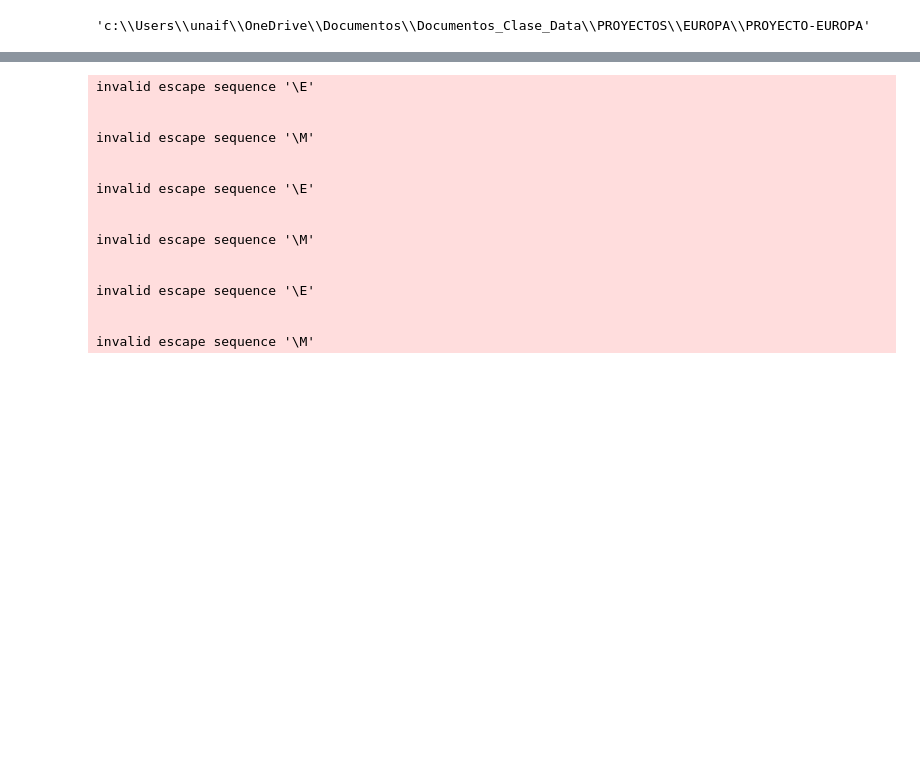
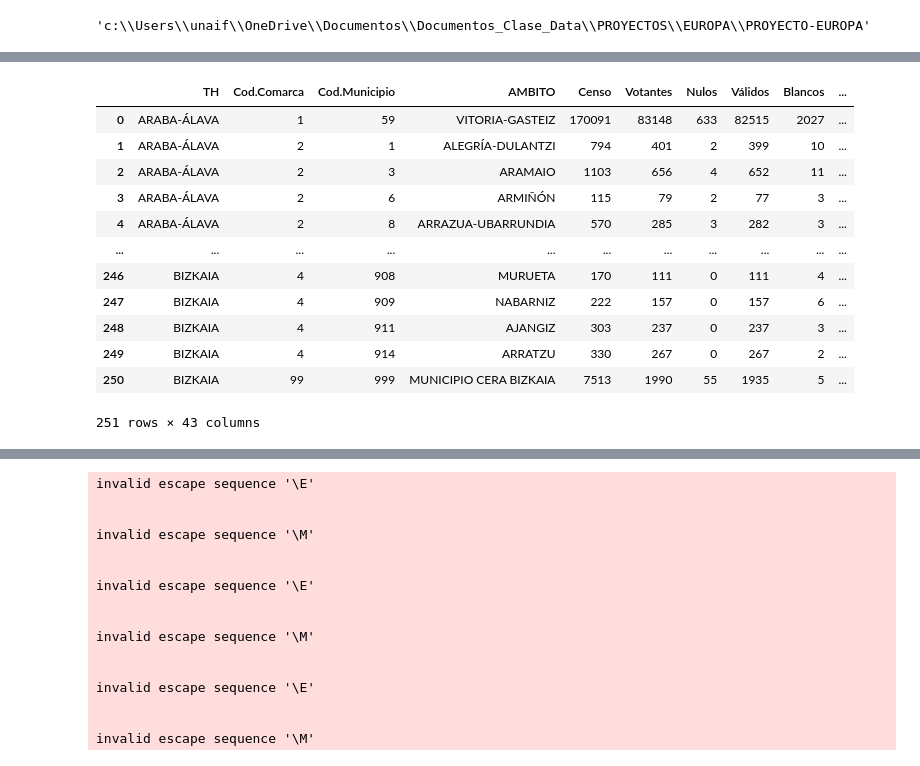
Before and after one commit to UnaiFam/PROYECTO-EUROPA, a Jupyter notebook: pruebas de csv.ipynb, the cells around one changed output, grey strips where cells are left out. Drawn from its saved outputs; the diff is of its cells as text; code cells hidden in the pictures; blank space fills up the shorter version.

```diff
--- a/pruebas de csv.ipynb
+++ b/pruebas de csv.ipynb
@@ -70,0 +127,16 @@ print(hola4)
+# %%
+df1994
+# %% [output]
+|  | TH | Cod.Comarca | Cod.Municipio | AMBITO | Censo | Votantes | Nulos | Válidos | Blancos | ... |
+| 0 | ARABA-ÁLAVA | 1 | 59 | VITORIA-GASTEIZ | 170091 | 83148 | 633 | 82515 | 2027 | ... |
+| 1 | ARABA-ÁLAVA | 2 | 1 | ALEGRÍA-DULANTZI | 794 | 401 | 2 | 399 | 10 | ... |
+| 2 | ARABA-ÁLAVA | 2 | 3 | ARAMAIO | 1103 | 656 | 4 | 652 | 11 | ... |
+| 3 | ARABA-ÁLAVA | 2 | 6 | ARMIÑÓN | 115 | 79 | 2 | 77 | 3 | ... |
+| 4 | ARABA-ÁLAVA | 2 | 8 | ARRAZUA-UBARRUNDIA | 570 | 285 | 3 | 282 | 3 | ... |
+| ... | ... | ... | ... | ... | ... | ... | ... | ... | ... | ... |
+| 246 | BIZKAIA | 4 | 908 | MURUETA | 170 | 111 | 0 | 111 | 4 | ... |
+| 247 | BIZKAIA | 4 | 909 | NABARNIZ | 222 | 157 | 0 | 157 | 6 | ... |
+| 248 | BIZKAIA | 4 | 911 | AJANGIZ | 303 | 237 | 0 | 237 | 3 | ... |
+| 249 | BIZKAIA | 4 | 914 | ARRATZU | 330 | 267 | 0 | 267 | 2 | ... |
+| 250 | BIZKAIA | 99 | 999 | MUNICIPIO CERA BIZKAIA | 7513 | 1990 | 55 | 1935 | 5 | ... |
+251 rows × 43 columns
```
Also changed, not shown: parts of 29 cells of this notebook, 28 other files.
